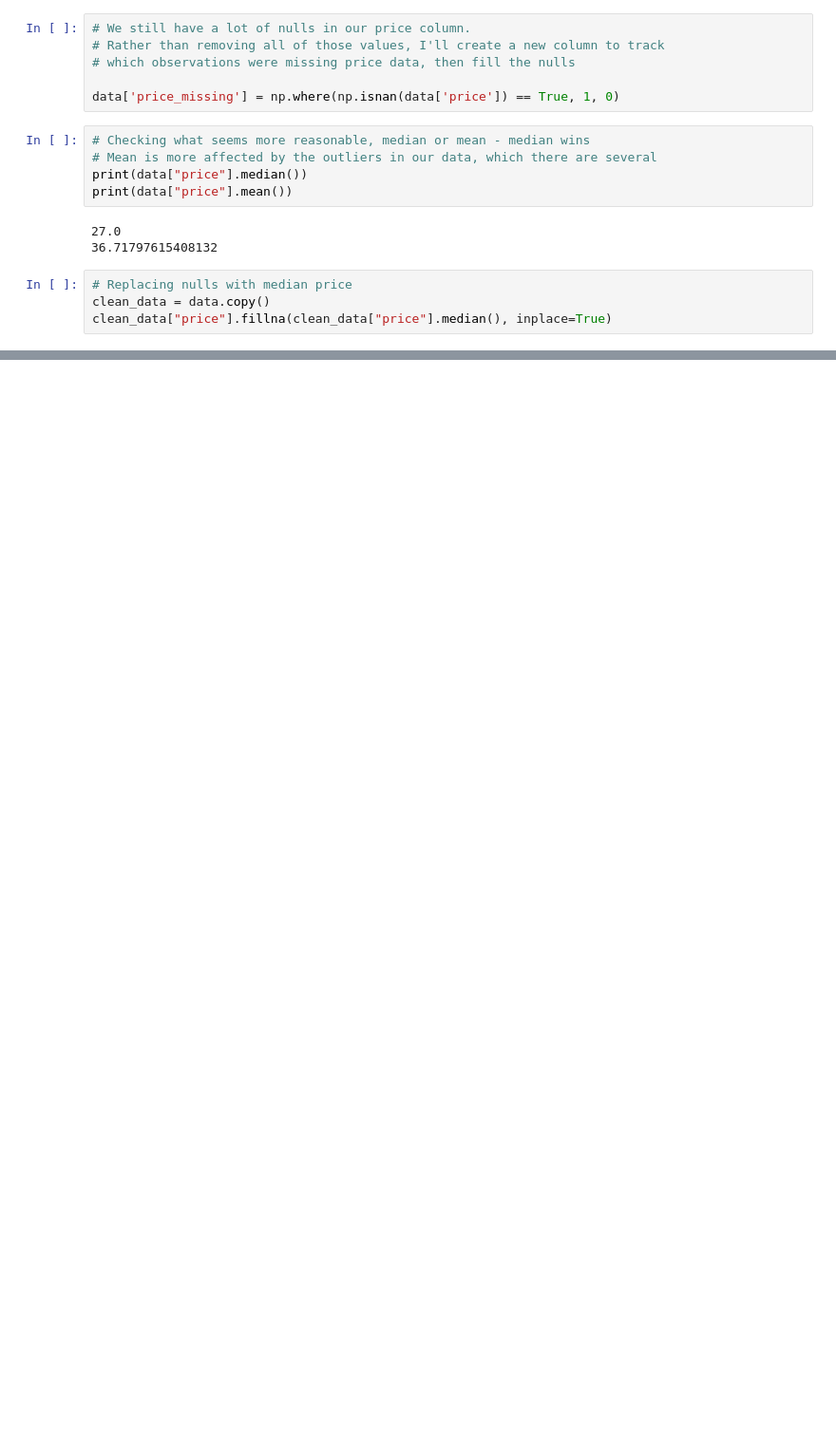
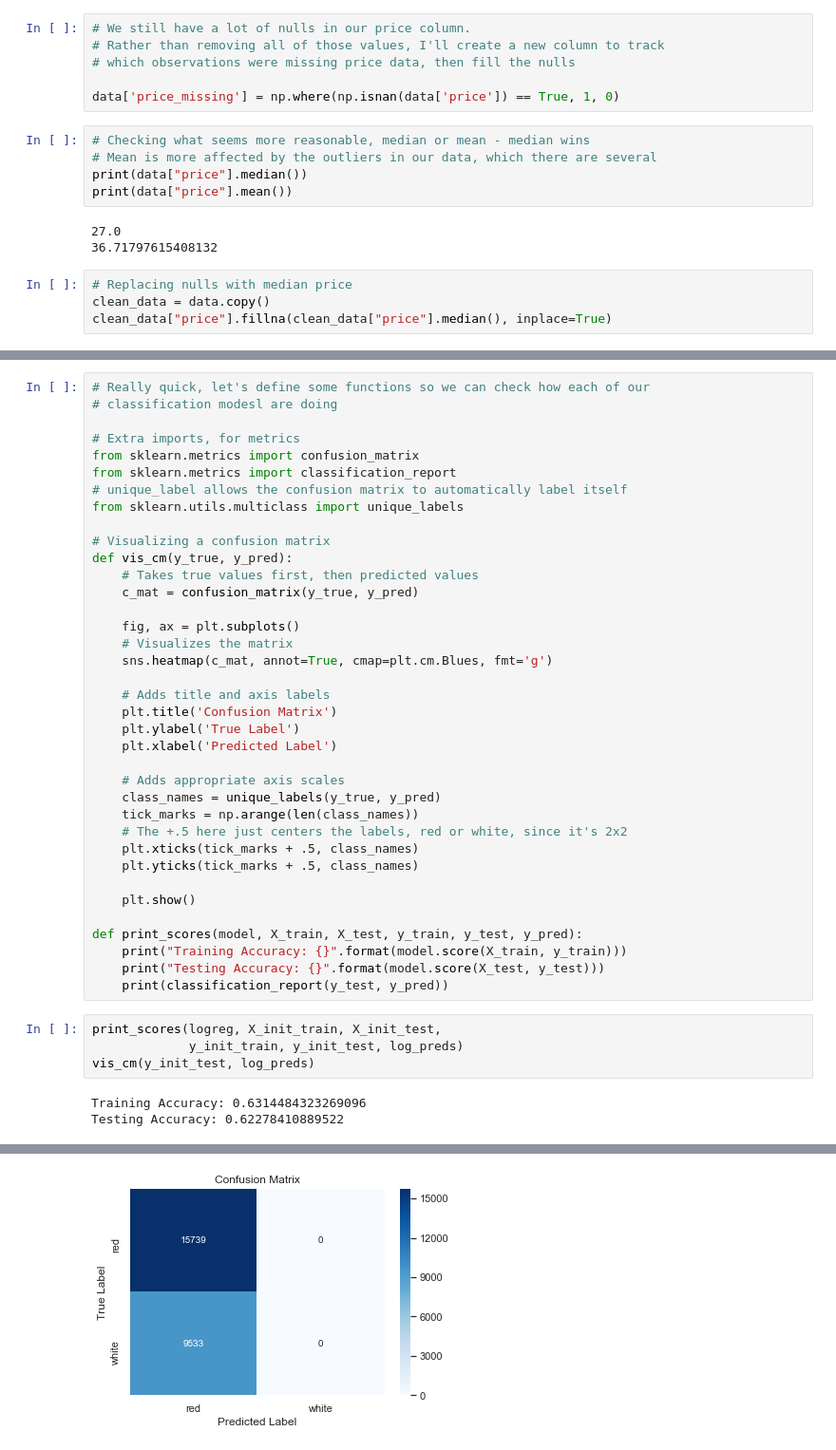
Before and after one commit to harrisonhardin/Mod5Project, a Jupyter notebook: Lindsey_Scratch.ipynb, the cells around one changed output, grey strips where cells are left out. Shown at 95% size. Cells and saved outputs as stored; diff of their text form; blank space fills up the shorter version.

```diff
--- a/Lindsey_Scratch.ipynb
+++ b/Lindsey_Scratch.ipynb
@@ -229,0 +288,44 @@ clean_data["winery"] = labeler.fit_transform(clean_data["winery"].astype(str))
+# %%
+# Really quick, let's define some functions so we can check how each of our
+# classification modesl are doing
+
+# Extra imports, for metrics
+from sklearn.metrics import confusion_matrix
+from sklearn.metrics import classification_report
+# unique_label allows the confusion matrix to automatically label itself
+from sklearn.utils.multiclass import unique_labels
+
+# Visualizing a confusion matrix
+def vis_cm(y_true, y_pred):
+    # Takes true values first, then predicted values
+    c_mat = confusion_matrix(y_true, y_pred)
+
+    fig, ax = plt.subplots()
+    # Visualizes the matrix
+    sns.heatmap(c_mat, annot=True, cmap=plt.cm.Blues, fmt='g')
+
+    # Adds title and axis labels
+    plt.title('Confusion Matrix')
+    plt.ylabel('True Label')
+    plt.xlabel('Predicted Label')
+
+    # Adds appropriate axis scales
+    class_names = unique_labels(y_true, y_pred)
+    tick_marks = np.arange(len(class_names))
+    # The +.5 here just centers the labels, red or white, since it's 2x2
+    plt.xticks(tick_marks + .5, class_names)
+    plt.yticks(tick_marks + .5, class_names)
+
+    plt.show()
+
+def print_scores(model, X_train, X_test, y_train, y_test, y_pred):
+    print("Training Accuracy: {}".format(model.score(X_train, y_train)))
+    print("Testing Accuracy: {}".format(model.score(X_test, y_test)))
+    print(classification_report(y_test, y_pred))
+# %%
+print_scores(logreg, X_init_train, X_init_test,
+             y_init_train, y_init_test, log_preds)
+vis_cm(y_init_test, log_preds)
+# %% [output]
+Training Accuracy: 0.6314484323269096
+Testing Accuracy: 0.62278410889522
@@ -229,0 +340 @@ clean_data["winery"] = labeler.fit_transform(clean_data["winery"].astype(str))
+[figure, added]
```
Also changed, not shown: parts of 66 cells of this notebook.
